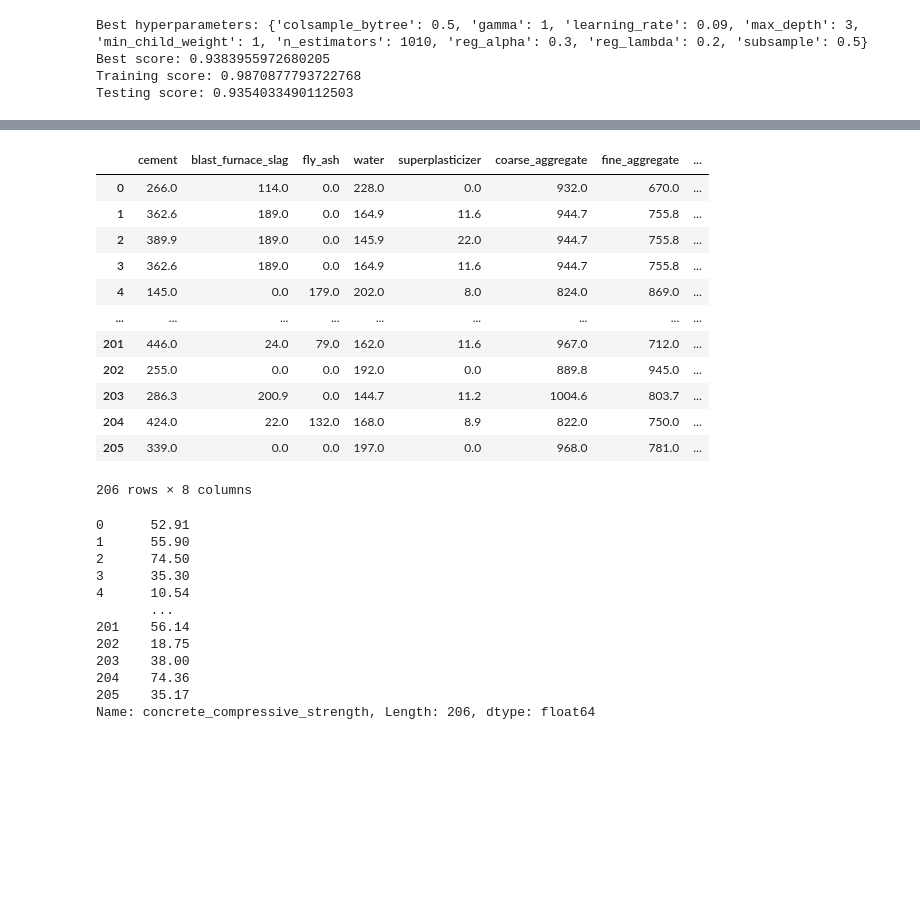
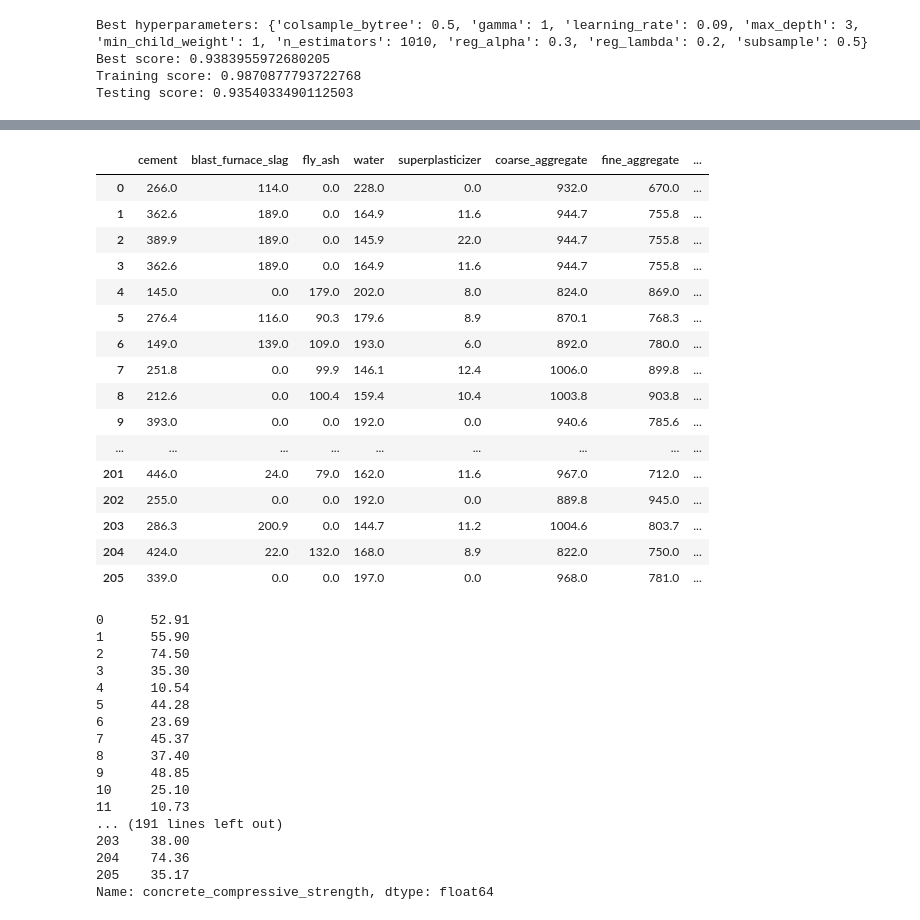
Before and after one commit to ApurvGore/ML_Project, a Jupyter notebook: Apurv_Predicting_Compressive_Strength_of_Concrete_Cube_Specimen_Final.ipynb, the cells around one changed output, grey strips where cells are left out. Drawn from its saved outputs; the diff is of its cells as text; code cells hidden in the pictures; blank space fills up the shorter version.

```diff
--- a/Apurv_Predicting_Compressive_Strength_of_Concrete_Cube_Specimen_Final.ipynb
+++ b/Apurv_Predicting_Compressive_Strength_of_Concrete_Cube_Specimen_Final.ipynb
@@ -1993,23 +2109,29 @@ results_sorted
 | 1 | Linear Regressor | 0.627553 | 95.970940 |
 | 24 | Support Vector Regressor | 0.231979 | 197.901191 |
 # %%
+pd.set_option('display.max_rows', None)
 X_test.reset_index(drop=True, inplace=True)
 X_test
 # %% [output]
 |  | cement | blast_furnace_slag | fly_ash | water | superplasticizer | coarse_aggregate | fine_aggregate | ... |
 | 0 | 266.0 | 114.0 | 0.0 | 228.0 | 0.0 | 932.0 | 670.0 | ... |
 | 1 | 362.6 | 189.0 | 0.0 | 164.9 | 11.6 | 944.7 | 755.8 | ... |
 | 2 | 389.9 | 189.0 | 0.0 | 145.9 | 22.0 | 944.7 | 755.8 | ... |
 | 3 | 362.6 | 189.0 | 0.0 | 164.9 | 11.6 | 944.7 | 755.8 | ... |
 | 4 | 145.0 | 0.0 | 179.0 | 202.0 | 8.0 | 824.0 | 869.0 | ... |
+| 5 | 276.4 | 116.0 | 90.3 | 179.6 | 8.9 | 870.1 | 768.3 | ... |
+| 6 | 149.0 | 139.0 | 109.0 | 193.0 | 6.0 | 892.0 | 780.0 | ... |
+| 7 | 251.8 | 0.0 | 99.9 | 146.1 | 12.4 | 1006.0 | 899.8 | ... |
+| 8 | 212.6 | 0.0 | 100.4 | 159.4 | 10.4 | 1003.8 | 903.8 | ... |
+| 9 | 393.0 | 0.0 | 0.0 | 192.0 | 0.0 | 940.6 | 785.6 | ... |
 | ... | ... | ... | ... | ... | ... | ... | ... | ... |
 | 201 | 446.0 | 24.0 | 79.0 | 162.0 | 11.6 | 967.0 | 712.0 | ... |
 | 202 | 255.0 | 0.0 | 0.0 | 192.0 | 0.0 | 889.8 | 945.0 | ... |
 | 203 | 286.3 | 200.9 | 0.0 | 144.7 | 11.2 | 1004.6 | 803.7 | ... |
 | 204 | 424.0 | 22.0 | 132.0 | 168.0 | 8.9 | 822.0 | 750.0 | ... |
 | 205 | 339.0 | 0.0 | 0.0 | 197.0 | 0.0 | 968.0 | 781.0 | ... |
-206 rows × 8 columns
 # %%
+pd.set_option('display.max_rows', None)
 y_test.reset_index(drop=True,inplace=True)
 y_test
 # %% [output]
@@ -2018,11 +2140,16 @@ y_test
 2      74.50
 3      35.30
 4      10.54
-       ...
-201    56.14
-202    18.75
+5      44.28
+6      23.69
+7      45.37
+8      37.40
+9      48.85
+10     25.10
+11     10.73
+... (191 lines left out)
 203    38.00
 204    74.36
 205    35.17
-Name: concrete_compressive_strength, Length: 206, dtype: float64
+Name: concrete_compressive_strength, dtype: float64
 # %%
```
Also changed, not shown: parts of 26 cells of this notebook.
